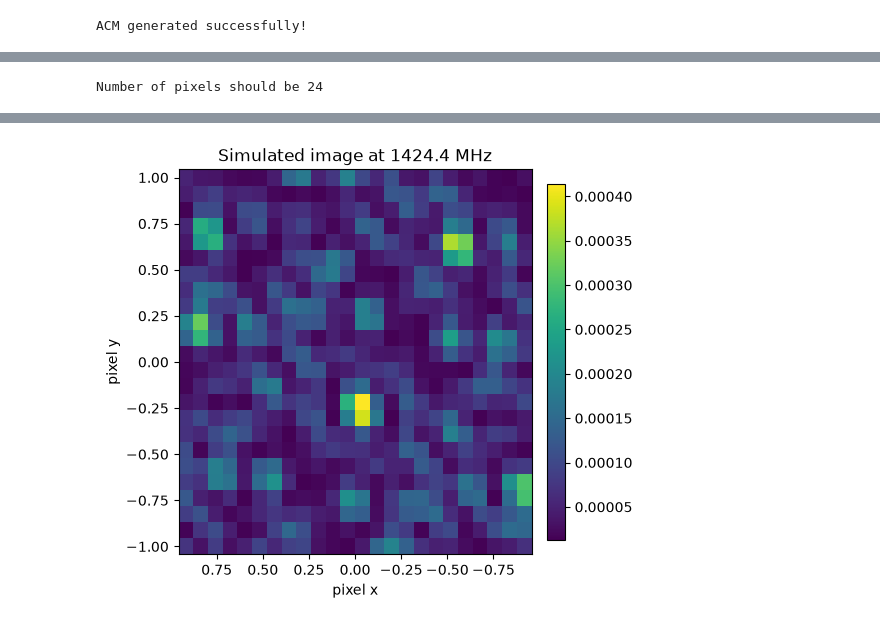
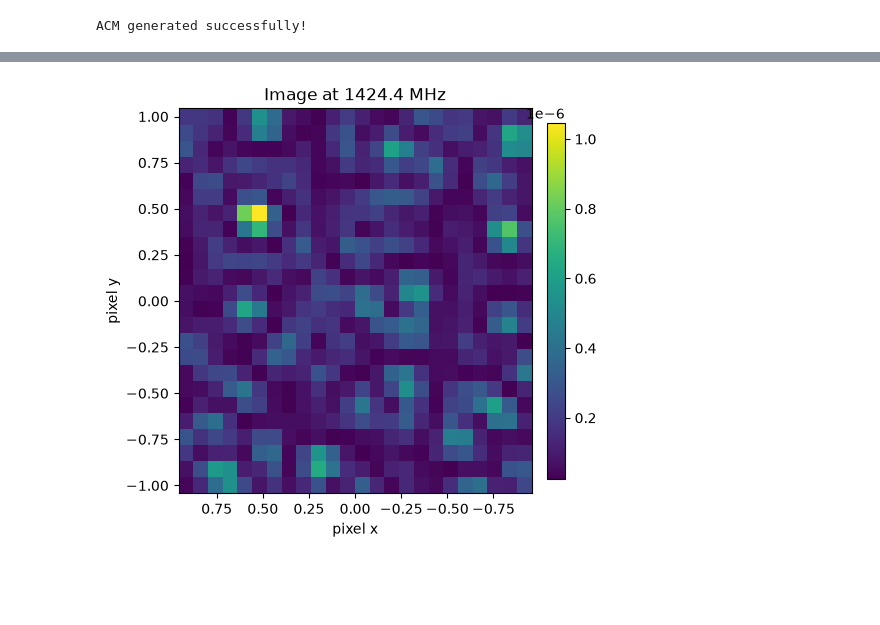
Before and after one commit to Yang-Taotao/strw-ra-interferometer, a Jupyter notebook: field_test.ipynb, the cells around one changed output, grey strips where cells are left out. Cells and saved outputs as stored; diff of their text form; code cells hidden in the pictures; blank space fills up the shorter version.

```diff
--- a/field_test.ipynb
+++ b/field_test.ipynb
@@ -17,18 +17,18 @@ from raifm import config
 from helpers import pixel_brightness, make_image
 # %%
 # set observations folder path
-obs_path = '/mnt/d/Radio Astronomy/data/obs/'
+obs_path = './data/obs/'
 
 # set path of and load metadata file from which we define important parameters
-metadata_path = obs_path + '20261113T160500Z/metadata.json'
+metadata_path = obs_path + '20261030T163000Z/metadata_test.json'
 cfg = config.MetadataCFG.parse_json(metadata_path)
 
-# set observation and pointing  coordinates
+# set observation and source coordinates (source coords only important when simulating antennas)
 LAT = +52.168638*u.deg
 LONG = +4.45827*u.deg
 ELEV = 30*u.m
-AZ = 0.1 * u.deg
-ALT = 90 * u.deg
+AZ = 1 * u.deg
+ALT = 80 * u.deg
 
 # import array config from simulation notebook by running up to section 1.3
 %store -r largest_baseline
@@ -43,7 +43,7 @@ ANT1 = 0
 ANT2 = 1
 
 # define how much time to cut out at the start of the data (to account for synchronization process)
-TIME_OFFSET = 1*u.min
+TIME_OFFSET = 2*u.s
 
 # set simulation status
 SIMULATE_ANTENNAS = True
@@ -195,27 +195,26 @@ ACM generated successfully!
 # %%
 # Make and plot image
 fwhm =  ((c.c/target_freq)/(largest_baseline)).decompose()*u.rad
 sky_coverage = 2*u.rad
 num_pix = int(sky_coverage / (fwhm/2.5))
 print(f"Number of pixels should be {num_pix}")
 
 obs_num = 0
 
 img, extent = make_image(acm[:, :], num_pix, uv[obs_num, :, :, :], target_freq)
 
 # Plot image
 fig, ax = plt.subplots(figsize=(5, 5))
 
 im = ax.imshow(np.abs(img), origin='lower', extent=extent)
 
-ax.set_title(f"Simulated image at {target_freq:.1f}")
+ax.set_title(f"Image at {target_freq:.1f}")
 ax.set_xlabel("pixel x")
 ax.set_ylabel("pixel y")
 
 cbar = fig.colorbar(im, ax=ax, fraction=0.046, pad=0.04)
 plt.show()
 # %% [output]
 [interactive output not drawn]
-Number of pixels should be 24
 [interactive output not drawn]
-[figure, old version]
+[figure, new version]
```
Also changed, not shown: parts of 3 cells of this notebook.
